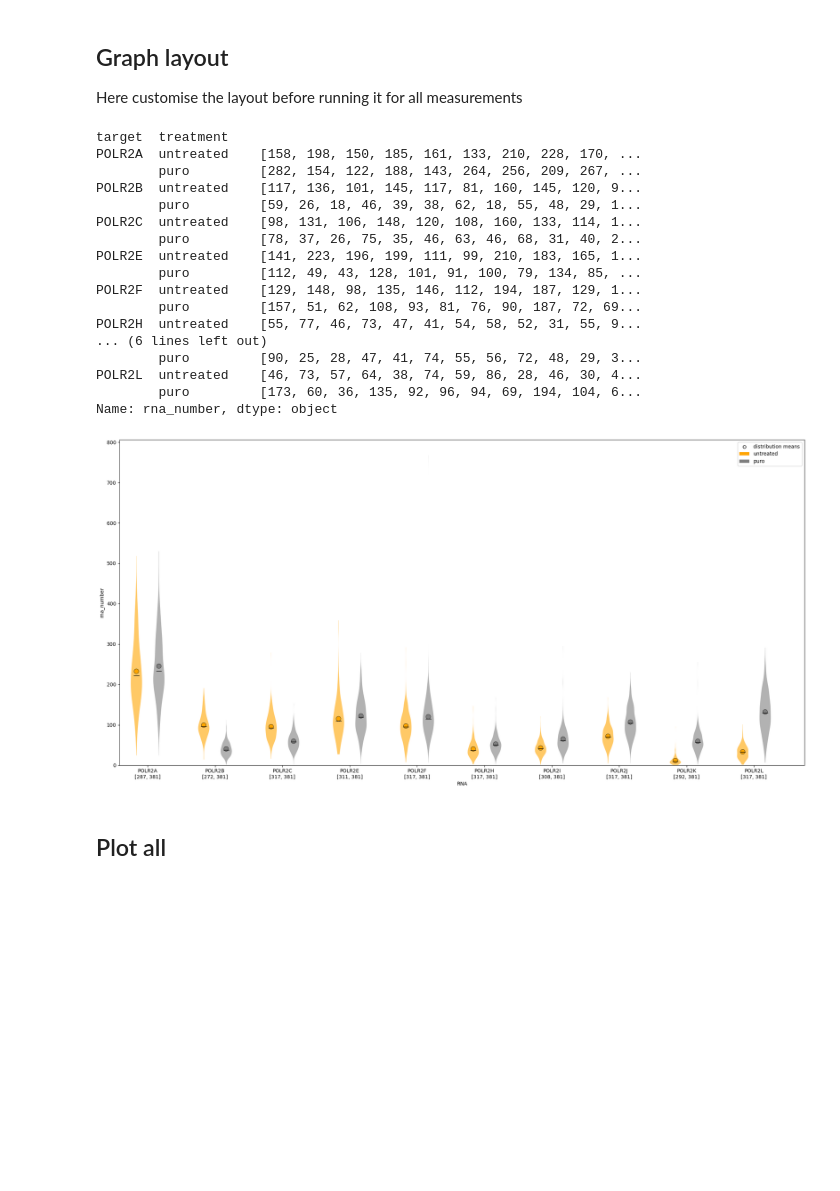
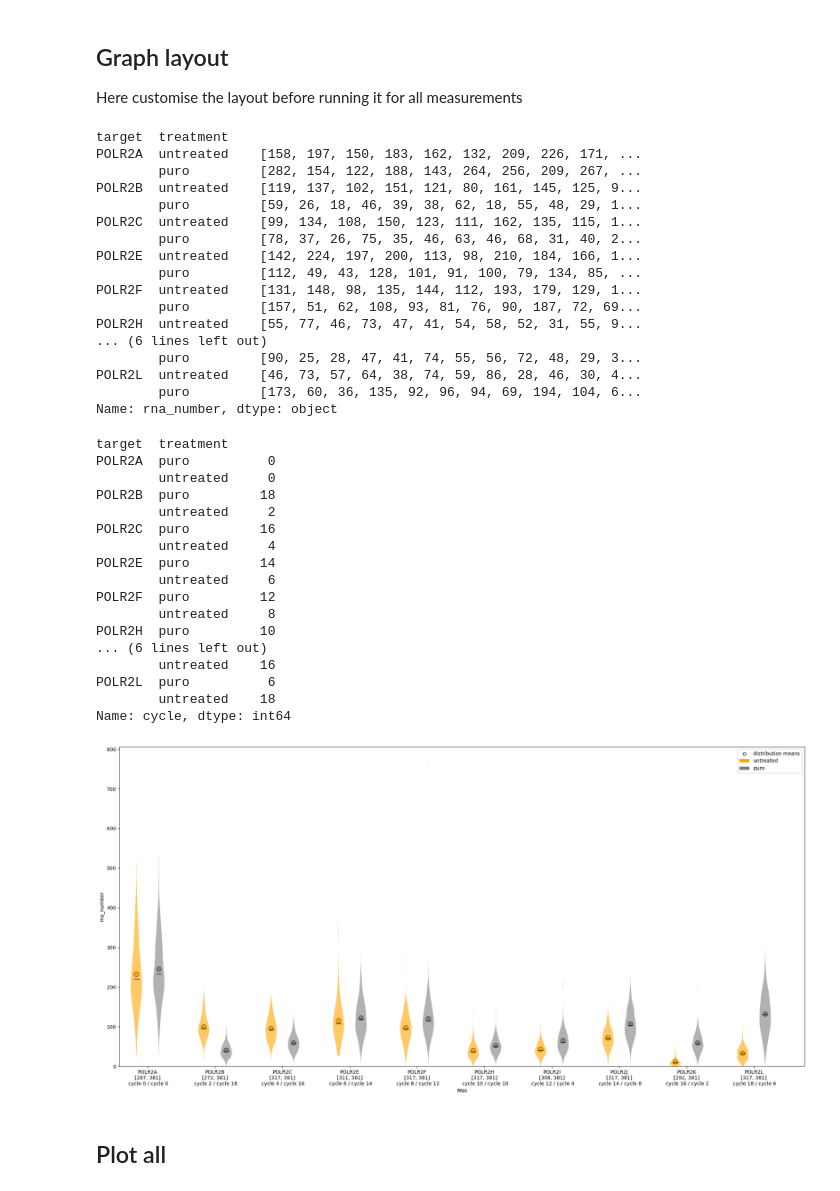
Before and after one commit to 2Echoes/Sequential_Fish, a Jupyter notebook: analysis/Custom_graph.ipynb, the cells around one changed output. Saved outputs shown, nothing was run; the diff lists cells and outputs as text; code cells hidden in the pictures; blank space fills up the shorter version.

```diff
--- a/analysis/Custom_graph.ipynb
+++ b/analysis/Custom_graph.ipynb
@@ -32,6 +32,13 @@ for path, treatment in zip([Run_1, Run_2], ["untreated", "puro"]) :
         Gene_map=Gene_map
     )
 
+    Cell = safe_merge_no_duplicates(
+        Cell,
+        Detection,
+        on='detection_id',
+        keys='cycle'
+    )
+
     Cell['treatment'] = treatment
     Cell['path'] = path
 
@@ -83,15 +90,15 @@ grouped_data = Cell_data.groupby(['target', 'treatment'])['rna_number'].apply(li
 grouped_data.sort_index(level=[0,1], ascending=[True,False])
 # %% [output]
 target  treatment
-POLR2A  untreated    [158, 198, 150, 185, 161, 133, 210, 228, 170, ...
+POLR2A  untreated    [158, 197, 150, 183, 162, 132, 209, 226, 171, ...
         puro         [282, 154, 122, 188, 143, 264, 256, 209, 267, ...
-POLR2B  untreated    [117, 136, 101, 145, 117, 81, 160, 145, 120, 9...
+POLR2B  untreated    [119, 137, 102, 151, 121, 80, 161, 145, 125, 9...
         puro         [59, 26, 18, 46, 39, 38, 62, 18, 55, 48, 29, 1...
-POLR2C  untreated    [98, 131, 106, 148, 120, 108, 160, 133, 114, 1...
+POLR2C  untreated    [99, 134, 108, 150, 123, 111, 162, 135, 115, 1...
         puro         [78, 37, 26, 75, 35, 46, 63, 46, 68, 31, 40, 2...
-POLR2E  untreated    [141, 223, 196, 199, 111, 99, 210, 183, 165, 1...
+POLR2E  untreated    [142, 224, 197, 200, 113, 98, 210, 184, 166, 1...
         puro         [112, 49, 43, 128, 101, 91, 100, 79, 134, 85, ...
-POLR2F  untreated    [129, 148, 98, 135, 146, 112, 194, 187, 129, 1...
+POLR2F  untreated    [131, 148, 98, 135, 144, 112, 193, 179, 129, 1...
         puro         [157, 51, 62, 108, 93, 81, 76, 90, 187, 72, 69...
 POLR2H  untreated    [55, 77, 46, 73, 47, 41, 54, 58, 52, 31, 55, 9...
 ... (6 lines left out)
@@ -103,37 +110,68 @@ Name: rna_number, dtype: object
 measure_test = 'rna_number'
 def distribution_graph(
     Cell_data : pd.DataFrame,
     measure = measure_test,
 ) :
 
     grouped_data = Cell_data.groupby(['target', 'treatment'])[measure].apply(list)
     grouped_data = grouped_data.sort_index(level=[0,1], ascending=[True,False])
+    grouped_cycles = Cell_data.groupby(['target', 'treatment'])['cycle'].unique().apply(int)
+    print(grouped_cycles)
 
-    fig = plt.figure(figsize=(20,10))
+    cycles_exp1 = grouped_cycles.xs(key='untreated',axis=0,level=1)
+    cycles_exp2 = grouped_cycles.xs(key='puro',axis=0,level=1)
+
+
+    fig = plt.figure(figsize=(20,10), frameon=False)
     ax = fig.gca()
     ax = distribution_super_plot(
         grouped_data,
         ax=ax,
         title='',
         xlabel='RNA',
         ylabel=measure,
         colors = ['orange','gray'],
         sort_parameters = {'level' : [0,1], 'ascending' : [True, False]}
     )
 
     if 'index' in measure :
         min_x,max_x,min_y,max_y = plt.axis()
         ax.plot([min_x, max_x], [1,1], '--b')
 
+    xtickslabels = ax.get_xticklabels()
+    xlabels = [text.get_text() for text in xtickslabels]
+
+    label_index = 0
+    for label, cycle_ex1, cycle_ex2 in zip(xlabels, cycles_exp1, cycles_exp2) :
+        xlabels[label_index] = label + f"\n cycle {cycle_ex1} / cycle {cycle_ex2}"
+        label_index +=1
+
+    ax.set_xticklabels(xlabels)
+
 
     plt.tight_layout()
-
     return fig
 
 fig = distribution_graph(Cell_data)
-fig.show()
 # %% [output]
+target  treatment
+POLR2A  puro          0
+        untreated     0
+POLR2B  puro         18
+        untreated     2
+POLR2C  puro         16
+        untreated     4
+POLR2E  puro         14
+        untreated     6
+POLR2F  puro         12
+        untreated     8
+POLR2H  puro         10
+... (6 lines left out)
+        untreated    16
+POLR2L  puro          6
+        untreated    18
+Name: cycle, dtype: int64
-[figure, old version]
+[figure, new version]
 # %% [markdown]
 ## Plot all
 # %%
```
Also changed, not shown: parts of 28 cells of this notebook, 3 other files.
